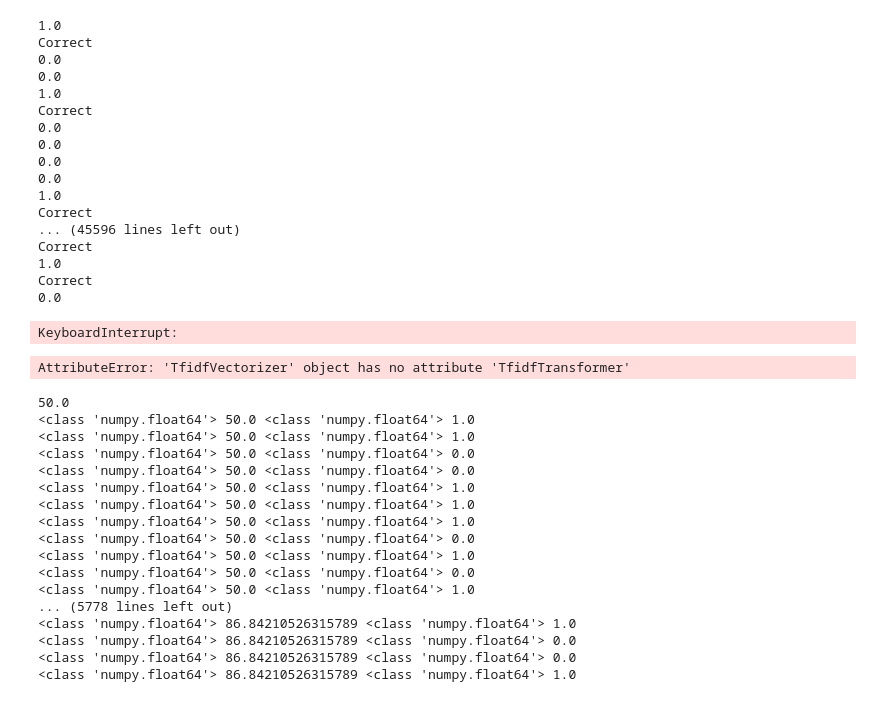
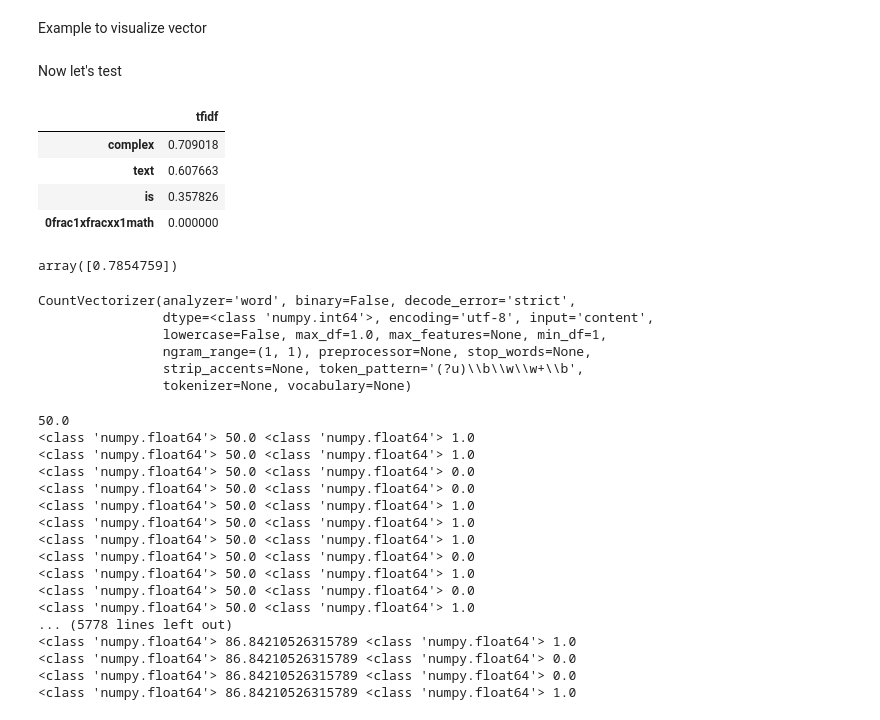
Before and after one commit to gcaracas/ir-6-p1, a Jupyter notebook: test.ipynb, the cells around one changed output. Drawn from its saved outputs; the diff is of its cells as text; code cells hidden in the pictures.

Commit message:
TFIDF working

```diff
--- a/test.ipynb
+++ b/test.ipynb
@@ -12,6 +16,6 @@ from sklearn.metrics.pairwise import linear_kernel
 from preprocess import preprocessing
 import csv
 # %%
-all_dev=((pd.read_csv('data/devSet.csv')).dropna())
+all_dev=((pd.read_csv('data/devSet.csv')).dropna())[0:1000]
 all_dev.shape
 # %% [output]
@@ -82,4 +110,4 @@ def evaluate(threshold=0.0, test=''):
             #results_test.append((id, 0))
     return correct/total, threshold
 # %%
-tfidf, tfs = create_model(train=train)
+cv, tfidf_transformer=create_model(train=train)
@@ -90,30 +114,42 @@ print(tfs.shape)
-# %%
-results_test = []
-pre=evaluate(threshold=0.5, test=dev)
-print(pre)
-# %% [output]
-1.0
-Correct
-0.0
-0.0
-1.0
-Correct
-0.0
-0.0
-0.0
-0.0
-1.0
-Correct
-... (45596 lines left out)
-Correct
-1.0
-Correct
-0.0
-KeyboardInterrupt:
-# %%
-tfidf.TfidfTransformer['hi there']
-# %% [output]
-AttributeError: 'TfidfVectorizer' object has no attribute 'TfidfTransformer'
+# %% [markdown]
+Example to visualize vector
+# %% [markdown]
+Now let's test
+# %%
+test_text=['This is a complex text','the exam is complex in its text']
+count_vector=cv.transform(test_text)
+# tf-idf scores
+final_vector=tfidf_transformer.transform(count_vector)
+# %%
+feature_names = cv.get_feature_names()
+
+#get tfidf vector for first document
+first_document_vector=final_vector[0]
+
+#print the scores
+df = pd.DataFrame(first_document_vector.T.todense(), index=feature_names, columns=["tfidf"])
+df.sort_values(by=["tfidf"],ascending=False)[0:4]
+# %% [output]
+|  | tfidf |
+| complex | 0.709018 |
+| text | 0.607663 |
+| is | 0.357826 |
+| 0frac1xfracxx1math | 0.000000 |
+# %%
+q1_vector=final_vector[0]
+q2_vector=final_vector[1]
+linear_kernel(q1_vector, q2_vector).flatten()
+# %% [output]
+array([0.7854759])
+# %%
+first_document_vector
+# %% [output]
+CountVectorizer(analyzer='word', binary=False, decode_error='strict',
+                dtype=<class 'numpy.int64'>, encoding='utf-8', input='content',
+                lowercase=False, max_df=1.0, max_features=None, min_df=1,
+                ngram_range=(1, 1), preprocessor=None, stop_words=None,
+                strip_accents=None, token_pattern='(?u)\\b\\w\\w+\\b',
+                tokenizer=None, vocabulary=None)
 # %%
 samples = np.linspace(50, 100, num=20)
 eval_thres=[]
```
Also changed, not shown: parts of 5 cells of this notebook.
